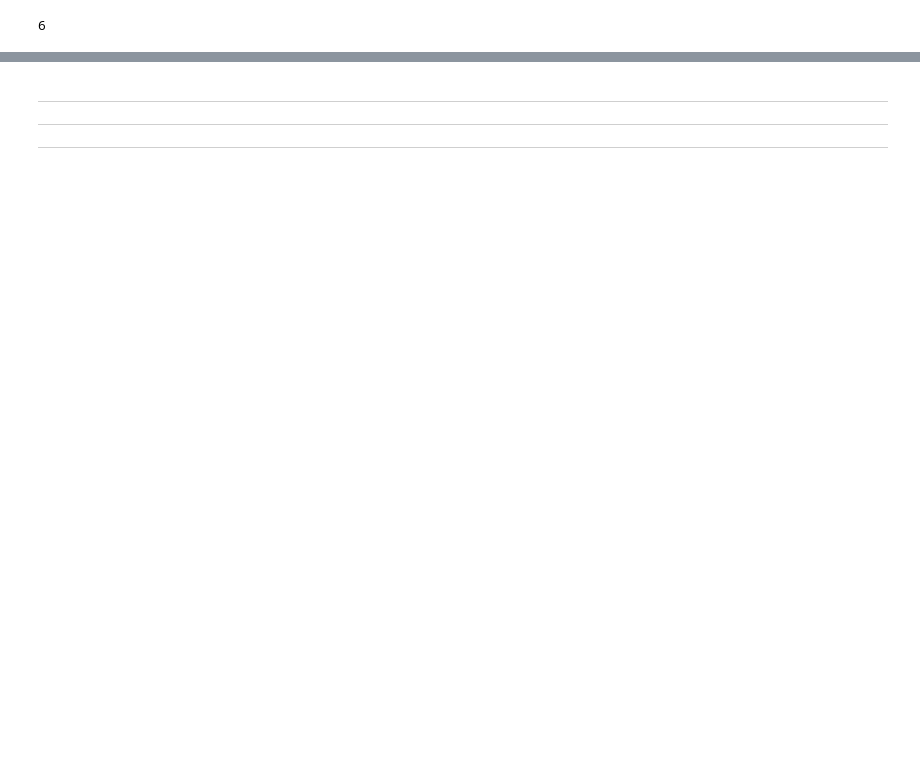
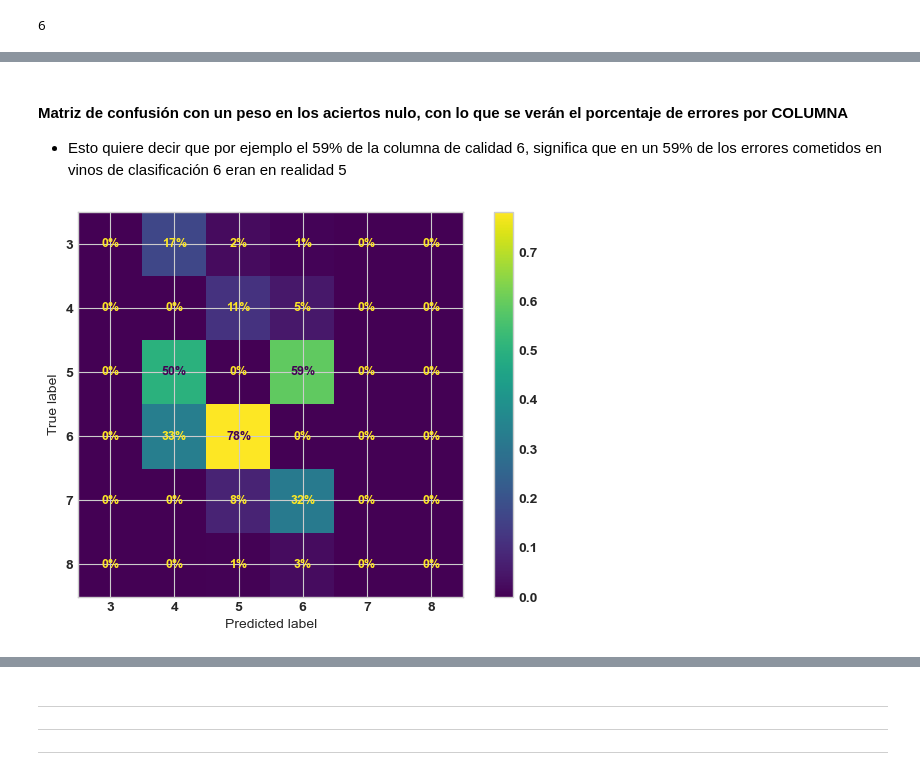
Before and after one commit to RobinGoldwing/golden-ML-wine, a Jupyter notebook: Wine-MultiClas-Ruben.ipynb, the cells around one changed output, grey strips where cells are left out. Drawn from its saved outputs; the diff is of its cells as text; code cells hidden in the pictures; blank space fills up the shorter version.

```diff
--- a/Wine-BinaryClas-Ruben.ipynb
+++ b/Wine-MultiClas-Ruben.ipynb
@@ -556,0 +709,12 @@ plt.show()
+# %% [markdown]
+#### Matriz de confusión con un peso en los aciertos nulo, con lo que se verán el porcentaje de errores por COLUMNA
+- Esto quiere decir que por ejemplo el 59% de la columna de calidad 6, significa que en un 59% de los errores cometidos en vinos de clasificación 6 eran en realidad 5
+# %%
+
+sample_weight = (y_train_pred != y_train)
+ConfusionMatrixDisplay.from_predictions(y_train, y_train_pred,
+                                        sample_weight=sample_weight,
+                                        normalize="pred", values_format=".0%")
+plt.show()
+# %% [output]
+[figure, added]
```
Also changed, not shown: parts of 160 cells of this notebook.
